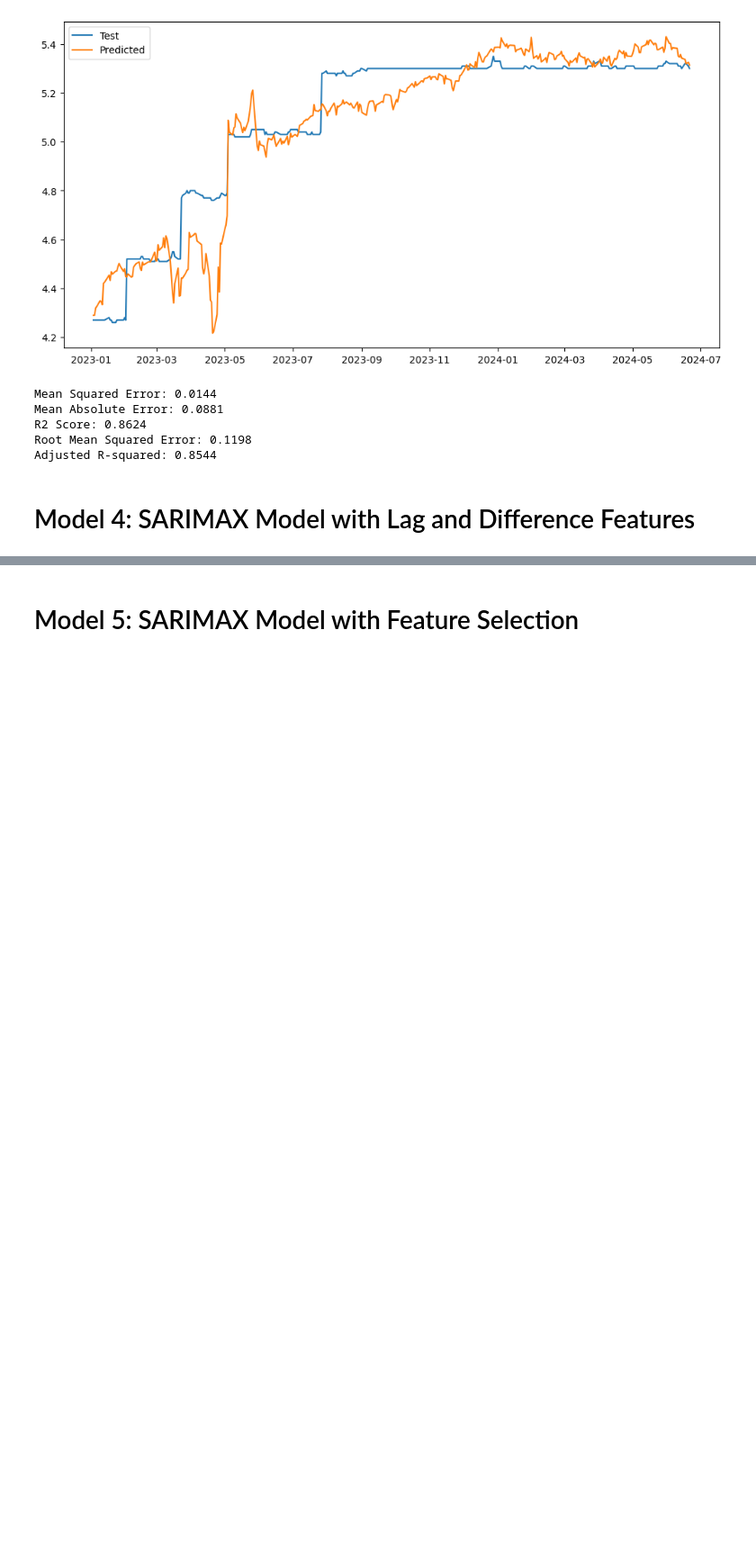
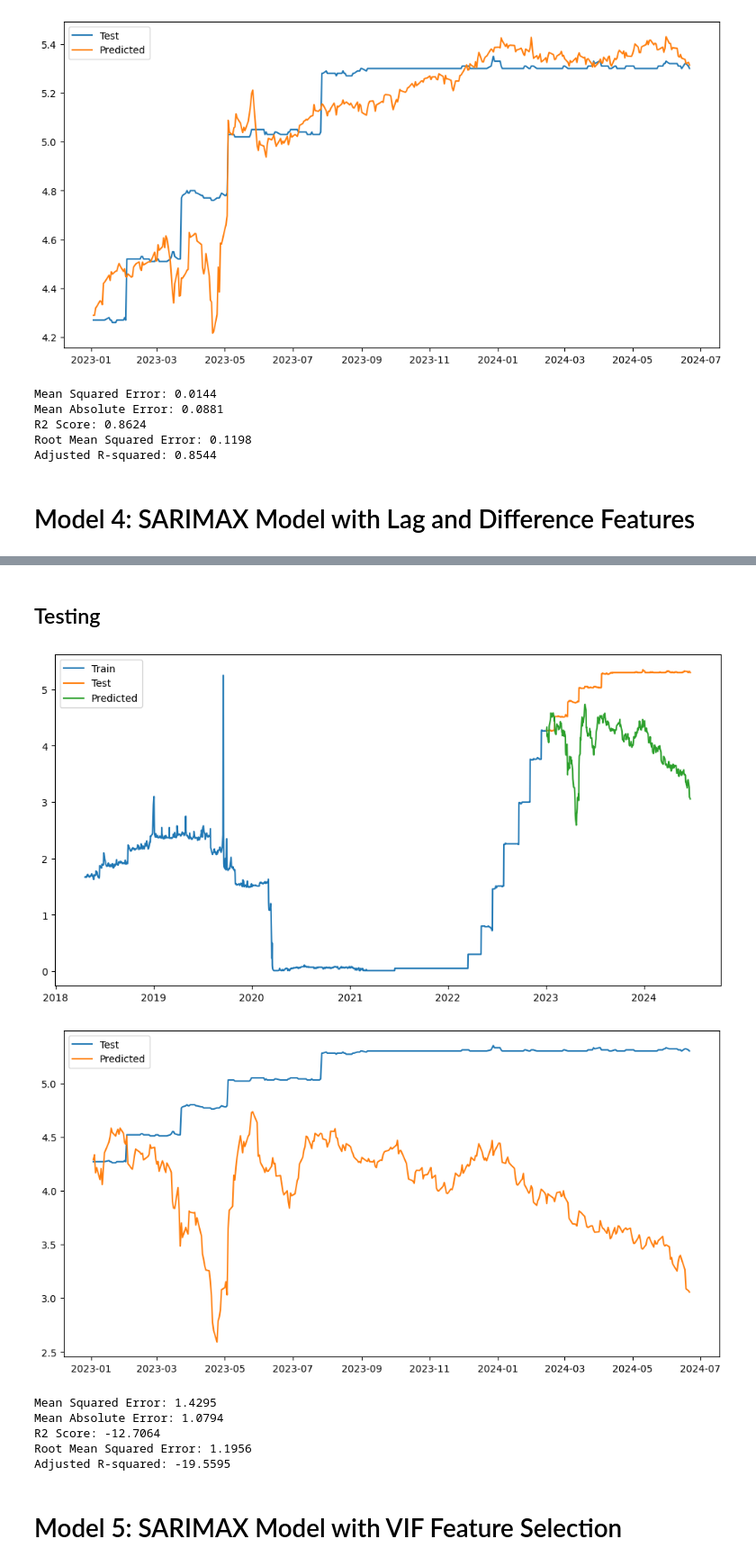
Before and after one commit to punchnami/AI-Powered-Research-Query-Chatbot, a Jupyter notebook: final_consolidated_SARIMAX.ipynb, the cells around one changed output, grey strips where cells are left out. Shown at 90% size. Saved outputs shown, nothing was run; the diff lists cells and outputs as text; code cells hidden in the pictures; blank space fills up the shorter version.

```diff
--- a/final_consolidated_SARIMAX.ipynb
+++ b/final_consolidated_SARIMAX.ipynb
@@ -763,0 +783,13 @@ Adjusted R-squared: 0.8544
+# %%
+def kpss_test(series, title=''):
+    result = kpss(series.dropna(), regression='c')
+    labels = ['KPSS Test Statistic', 'p-value', '#Lags Used']
+    out = pd.Series(result[0:3], index=labels)
+    for key, value in result[3].items():
+        out['Critical Value (%s)' % key] = value
+    print(f'===KPSS Test: {title}===')
+    print(out.to_string())
+    if result[1] <= 0.05:
+        print("Strong evidence against the null hypothesis, reject the null hypothesis. Data is not-stationary")
+    else:
+        print("Weak evidence against the null hypothesis, time series is stationary")
@@ -764,2 +1192,47 @@ Adjusted R-squared: 0.8544
+# %% [markdown]
+## Testing
+# %%
+# Predict using the test set
+y_pred = model_fit.predict(start=len(y_train), end=len(y_train) + len(y_test) - 1, exog=X_test_scaled)
+
+# Plot the results
+plt.figure(figsize=(12, 6))
+plt.plot(y_train.index, y_train, label='Train')
+plt.plot(y_test.index, y_test, label='Test')
+plt.plot(y_test.index, y_pred, label='Predicted')
+plt.legend()
+plt.show()
+
+print("\n\n")
+
+plt.figure(figsize=(12, 6))
+plt.plot(y_test.index, y_test, label='Test')
+plt.plot(y_test.index, y_pred, label='Predicted')
+plt.legend()
+plt.show()
+
+# Calculate mean squared error
+mse = mean_squared_error(y_test, y_pred)
+mae = mean_absolute_error(y_test, y_pred)
+rsquare = r2_score(y_test, y_pred)
+rmse = np.sqrt(mse)
+n = len(y_test) # number of rows/observations
+k = len(X_test_scaled[0]) # number of independent variables/features
+arsquare = adjusted_r_squared(rsquare, n, k)
+
+# Print the evaluation metrics
+print(f'Mean Squared Error: {round(mse,4)}')
+print(f'Mean Absolute Error: {round(mae,4)}')
+print(f'R2 Score: {round(rsquare,4)}')
+print(f'Root Mean Squared Error: {round(rmse,4)}')
+print(f'Adjusted R-squared: {round(arsquare,4)}')
+# %% [output]
+[figure, added]
+[figure, added]
+Mean Squared Error: 1.4295
+Mean Absolute Error: 1.0794
+R2 Score: -12.7064
+Root Mean Squared Error: 1.1956
+Adjusted R-squared: -19.5595
 # %% [markdown]
-# Model 5: SARIMAX Model with Feature Selection
+# Model 5: SARIMAX Model with VIF Feature Selection
```
Also changed, not shown: parts of 67 cells of this notebook.
